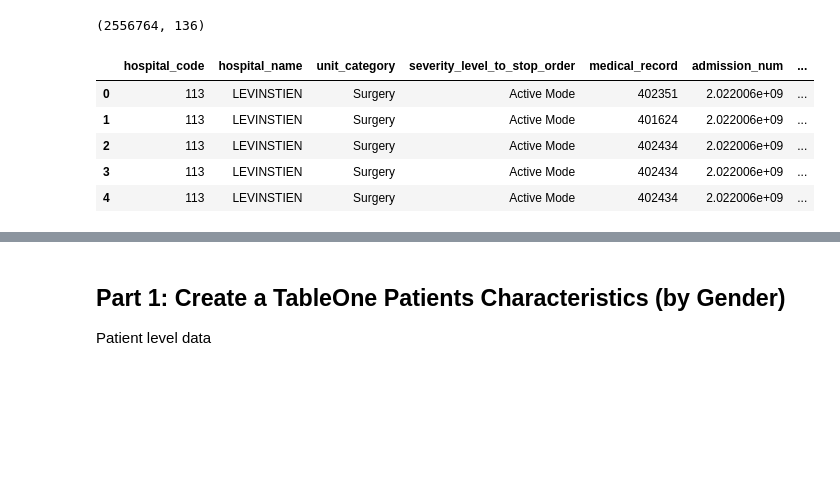
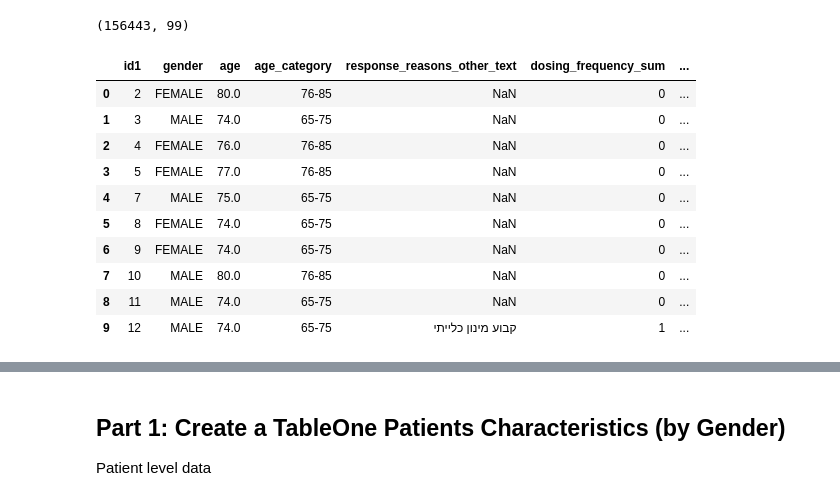
Before and after one commit to nirshlom/alert-fatigue, a Jupyter notebook: main_analysis.ipynb, the cells around one changed output, grey strips where cells are left out. Cells and saved outputs as stored; diff of their text form; code cells hidden in the pictures; blank space fills up the shorter version.

Commit message:
major changes patient level data

```diff
--- a/main_analysis.ipynb
+++ b/main_analysis.ipynb
@@ -59,13 +47,17 @@ Name: count, dtype: int64
 # %%
-#TODO: load src_tbl1_active_by_patient_gb, this data in patient level
-src_tbl1_active_by_patient_gb = pd.read_csv('alert_analysis/data/main_data_2022/df_patients_level_data.csv')
-print(src_tbl1_active_by_patient_gb.shape)
-src_tbl1_active_by_patient_gb.head()
+patient_level_df = pd.read_csv('alert_analysis/data/main_data_2022/df_patients_level_data.csv')
+print(patient_level_df.shape)
+patient_level_df.head(10)
 # %% [output]
-(2556764, 136)
+(156443, 99)
-|  | hospital_code | hospital_name | unit_category | severity_level_to_stop_order | medical_record | admission_num | ... |
-| 0 | 113 | LEVINSTIEN | Surgery | Active Mode | 402351 | 2.022006e+09 | ... |
-| 1 | 113 | LEVINSTIEN | Surgery | Active Mode | 401624 | 2.022006e+09 | ... |
-| 2 | 113 | LEVINSTIEN | Surgery | Active Mode | 402434 | 2.022006e+09 | ... |
-| 3 | 113 | LEVINSTIEN | Surgery | Active Mode | 402434 | 2.022006e+09 | ... |
-| 4 | 113 | LEVINSTIEN | Surgery | Active Mode | 402434 | 2.022006e+09 | ... |
+|  | id1 | gender | age | age_category | response_reasons_other_text | dosing_frequency_sum | ... |
+| 0 | 2 | FEMALE | 80.0 | 76-85 | NaN | 0 | ... |
+| 1 | 3 | MALE | 74.0 | 65-75 | NaN | 0 | ... |
+| 2 | 4 | FEMALE | 76.0 | 76-85 | NaN | 0 | ... |
+| 3 | 5 | FEMALE | 77.0 | 76-85 | NaN | 0 | ... |
+| 4 | 7 | MALE | 75.0 | 65-75 | NaN | 0 | ... |
+| 5 | 8 | FEMALE | 74.0 | 65-75 | NaN | 0 | ... |
+| 6 | 9 | FEMALE | 74.0 | 65-75 | NaN | 0 | ... |
+| 7 | 10 | MALE | 80.0 | 76-85 | NaN | 0 | ... |
+| 8 | 11 | MALE | 74.0 | 65-75 | NaN | 0 | ... |
+| 9 | 12 | MALE | 74.0 | 65-75 | קבוע מינון כלייתי | 1 | ... |
```
Also changed, not shown: parts of 13 cells of this notebook, 2 other files.
